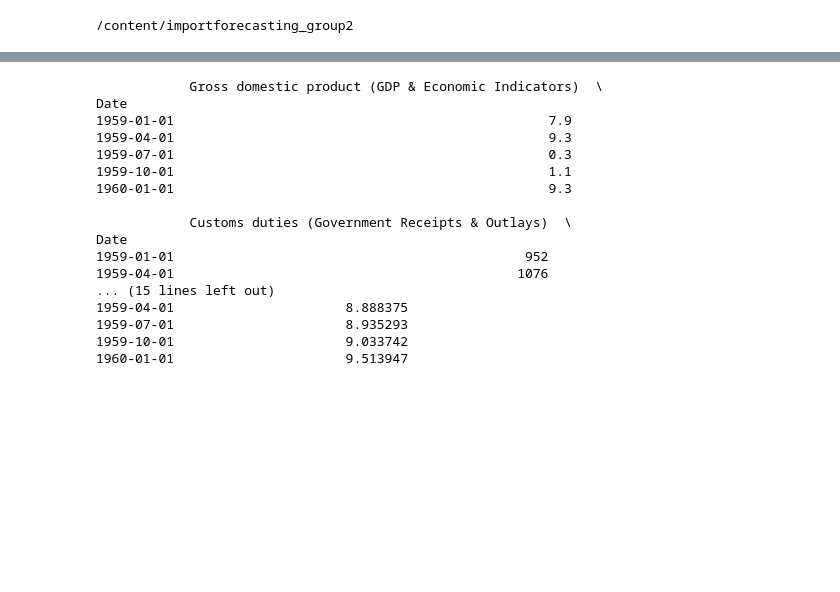
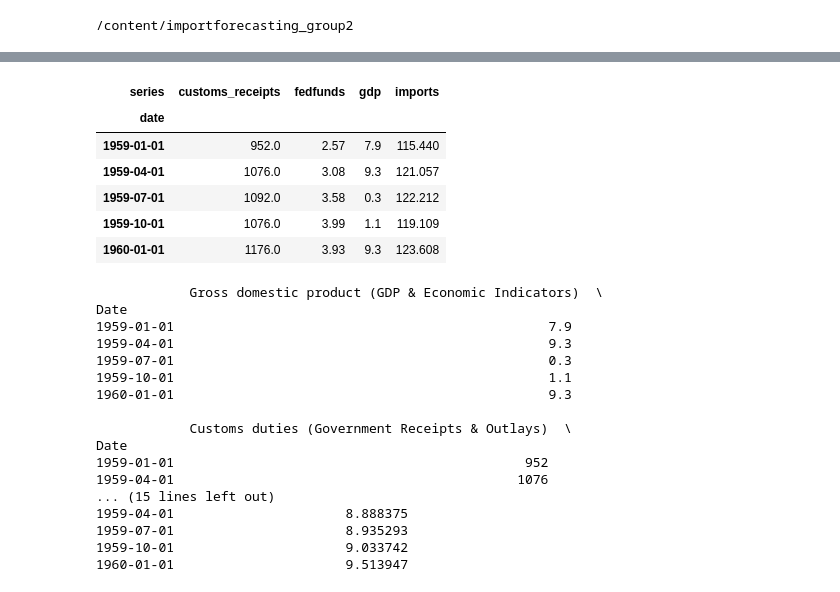
Before and after one commit to dmst0ut/importforecasting_group2, a Jupyter notebook: Get_data.ipynb, the cells around one changed output, grey strips where cells are left out. Drawn from its saved outputs; the diff is of its cells as text; code cells hidden in the pictures; blank space fills up the shorter version.

```diff
--- a/Get_data.ipynb
+++ b/Get_data.ipynb
@@ -16,8 +16,8 @@ BEA_API_key = userdata.get('BEA_API_key')
 # ====== USER INPUT ======
 user_id = BEA_API_key  # Replace with your actual BEA API key
 tables = {
-    "T10101": {"name": "GDP & Economic Indicators", "lines": ["1"]},  # Table 1.1.3 - GDP
-    "T30200": {"name": "Government Receipts & Outlays", "lines": ["6"]},  # Table 3.2 - Total Receipts
+    "T10101": {"name": "gdp", "lines": ["1"]},  # Table 1.1.3 - GDP
+    "T30200": {"name": "customs_receipts", "lines": ["6"]},  # Table 3.2 - Total Receipts
 #    "T40206B": {"name": "Imports", "lines": ["94"]}  # Table 4.2.6B - Foreign Transactions: Imports
 }
 start_year = 1959
@@ -134,8 +132,8 @@ FRED_API_key = userdata.get('FRED_API_key')
 
 # ====== USER INPUT ======
 series_ids = {
-    "Federal Funds Rate (FRED)": "FEDFUNDS",
-    "Real Imports (FRED)": "IMPGSC1"
+    "Federal Funds Rate (fedfunds)": "FEDFUNDS",
+    "Real Imports (fedfunds)": "IMPGSC1"
 }
 start_date = "1959-01-01"
 end_date = "2024-12-31"
@@ -173,8 +171,8 @@ def fetch_fred_series(series_id, series_name):
         return pd.DataFrame()
 
 # Fetch both series
-fedfunds_df = fetch_fred_series("FEDFUNDS", "Federal Funds Rate (FRED)")
-imports_df = fetch_fred_series("IMPGSC1", "Real Imports (FRED)")
+fedfunds_df = fetch_fred_series("FEDFUNDS", "Federal Funds Rate (fedfunds)")
+imports_df = fetch_fred_series("IMPGSC1", "Real Imports (imports)")
 
 # Merge with existing BEA dataset
 final_merged_df = merged_df.join(fedfunds_df, how="left")
@@ -225,3 +327,57 @@ conn.close()
+# %%
+import sqlite3
+import pandas as pd
+
+# Step 1: Create a connection to the SQLite database
+conn = sqlite3.connect('economic_data.db')
+cursor = conn.cursor()
+
+# Step 2: Fetch the series names and descriptions
+cursor.execute('SELECT id, name, desc FROM series')
+series_data = cursor.fetchall()
+
+# Create a mapping of series id to (name, desc)
+series_map = {row[0]: (row[1], row[2]) for row in series_data}
+
+# Step 3: Fetch the economic indicators (date, series, value)
+cursor.execute('''
+    SELECT ei.date, ei.series, ei.value
+    FROM economic_indicators ei
+    JOIN series s ON ei.series = s.id
+    ORDER BY ei.date, ei.series;
+''')
+
+economic_indicators = cursor.fetchall()
+
+# Step 4: Convert the fetched data into a pandas DataFrame
+data = []
+
+for date, series_id, value in economic_indicators:
+    name, desc = series_map[series_id]
+    data.append({'date': date, 'series': name, 'value': value})
+
+# Step 5: Create a DataFrame and pivot it
+econ_indicators_long = pd.DataFrame(data)
+
+# Pivot the DataFrame so that the series names are columns
+econ_indicators = econ_indicators_long.pivot(index='date', columns='series', values='value')
+
+# Step 6: Convert the index to datetime if needed
+econ_indicators.index = pd.to_datetime(econ_indicators.index)
+
+# Step 7: Close the connection
+conn.close()
+
+# Step 8: Display the reconstructed DataFrame
+econ_indicators.head()
+# %% [output]
+| series | customs_receipts | fedfunds | gdp | imports |
+| date |  |  |  |  |
+| 1959-01-01 | 952.0 | 2.57 | 7.9 | 115.440 |
+| 1959-04-01 | 1076.0 | 3.08 | 9.3 | 121.057 |
+| 1959-07-01 | 1092.0 | 3.58 | 0.3 | 122.212 |
+| 1959-10-01 | 1076.0 | 3.99 | 1.1 | 119.109 |
+| 1960-01-01 | 1176.0 | 3.93 | 9.3 | 123.608 |
 # %%
 # Generate a new column: weighted average tariff = customs duties / imports of goods and services
 
```
Also changed, not shown: parts of 4 cells of this notebook.
